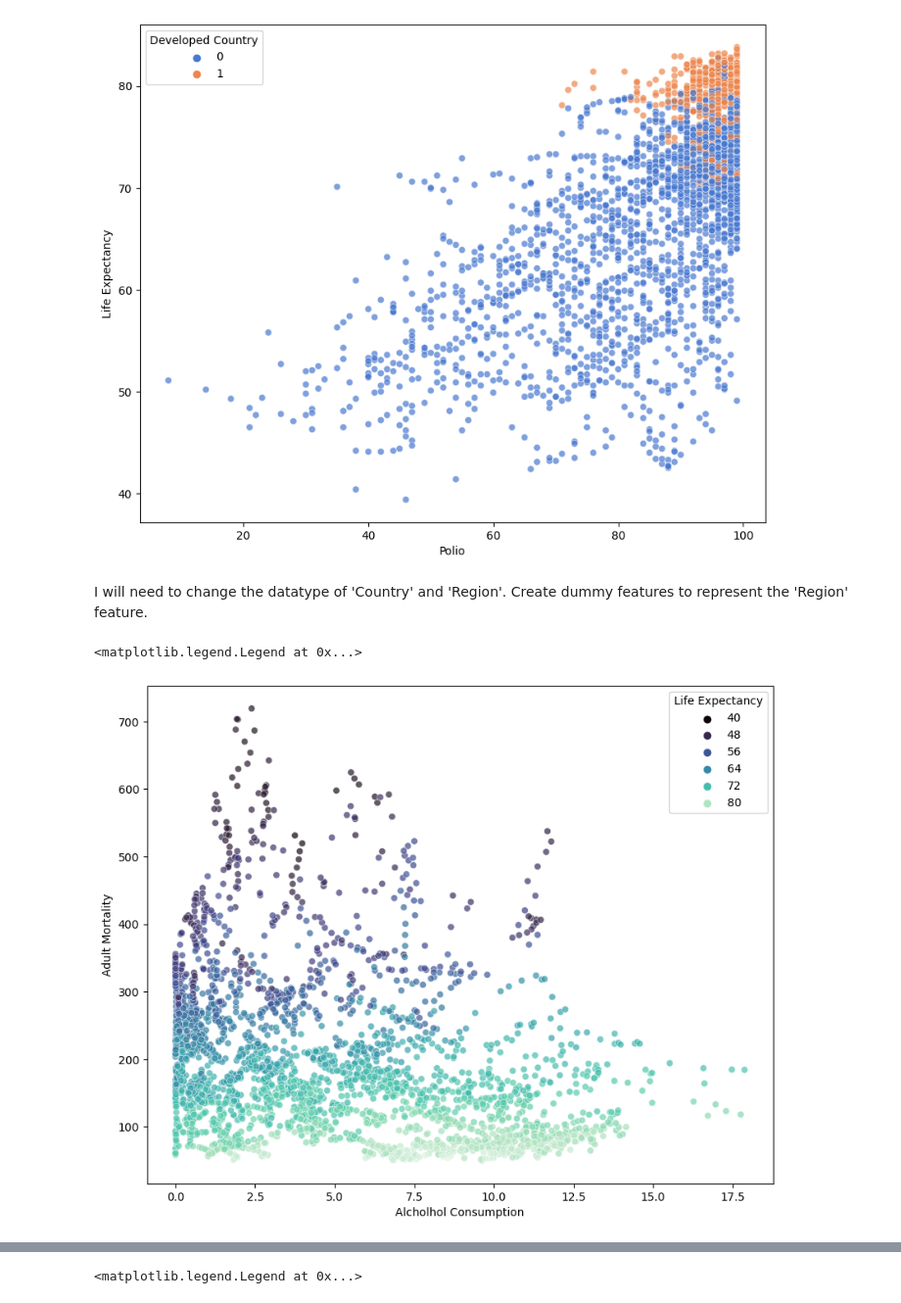
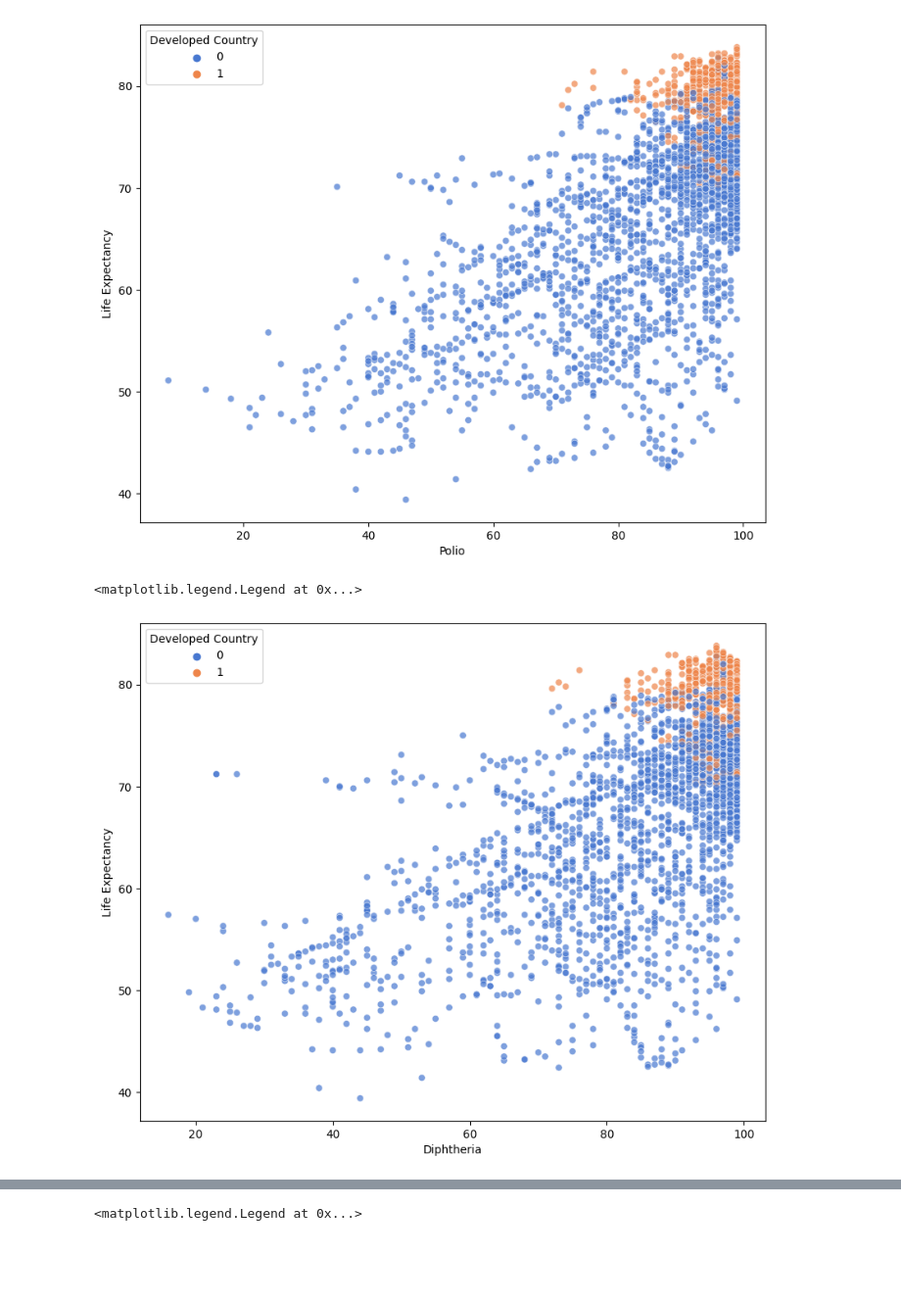
Before and after one commit to johnpospisil/who-life-expectancy-predictor, a Jupyter notebook: who-life-expectancy-prediction.ipynb, the cells around one changed output, grey strips where cells are left out. Shown at 98% size. Saved outputs shown, nothing was run; the diff lists cells and outputs as text; code cells hidden in the pictures; blank space fills up the shorter version.

Commit message:
Finish graph editing for now.

```diff
--- a/who-life-expectancy-prediction.ipynb
+++ b/who-life-expectancy-prediction.ipynb
@@ -291,17 +291,14 @@ plt.legend(title='Developed Country')
 # %% [output]
 <matplotlib.legend.Legend at 0x...>
 [figure]
-# %% [markdown]
-I will need to change the datatype of 'Country' and 'Region'.
-Create dummy features to represent the 'Region' feature.
 # %%
 plt.figure(figsize=(10, 8), dpi=100)
-plt.xlabel("Alcholhol Consumption")
-plt.ylabel("Adult Mortality")
-sns.scatterplot(x=df['Alcohol_consumption'], y=df['Adult_mortality'], hue=df['Life_expectancy'], palette='mako', alpha=0.7)
-plt.legend(title='Life Expectancy')
+plt.xlabel("Diphtheria")
+plt.ylabel("Life Expectancy")
+sns.scatterplot(x=df['Diphtheria'], y=df['Life_expectancy'], hue=df['Economy_status_Developed'], palette='muted', alpha=0.7)
+plt.legend(title='Developed Country')
 # %% [output]
 <matplotlib.legend.Legend at 0x...>
-[figure, old version]
+[figure, new version]
 # %%
 plt.figure(figsize=(10, 8), dpi=100)
```
Also changed, not shown: parts of 5 cells of this notebook.
